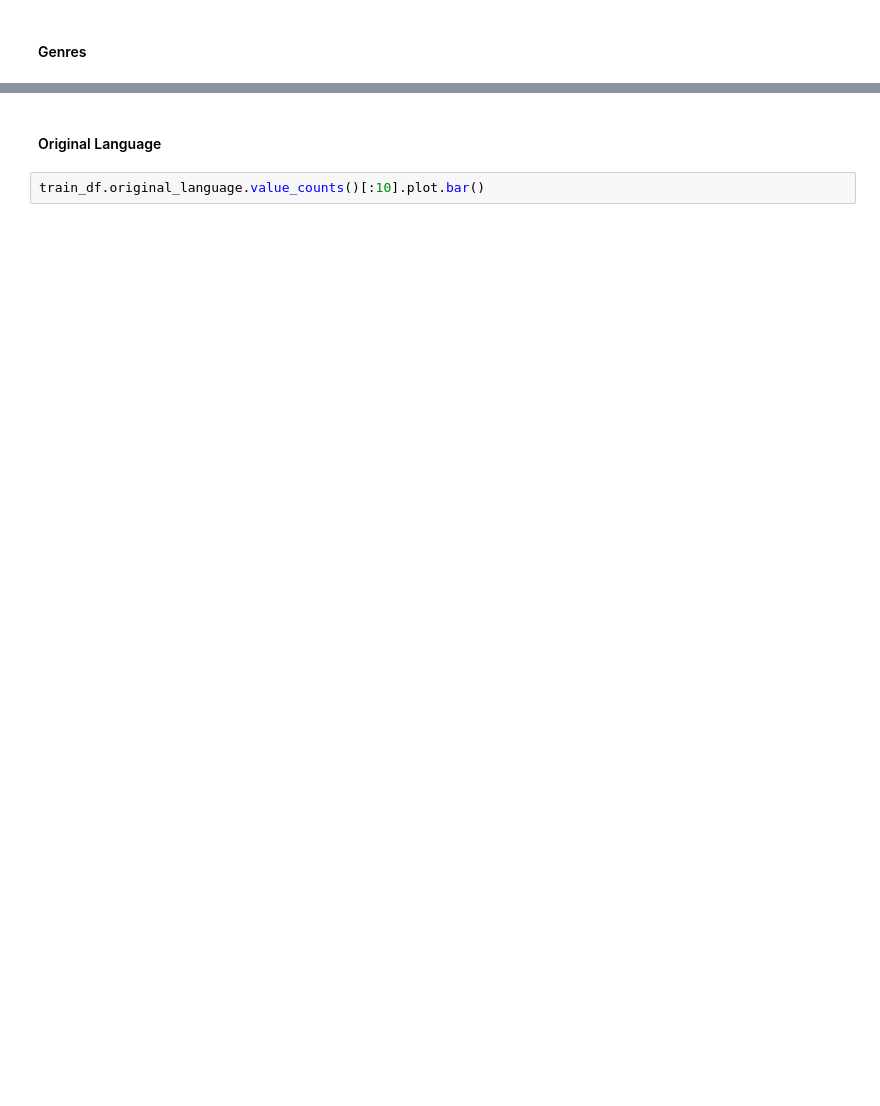
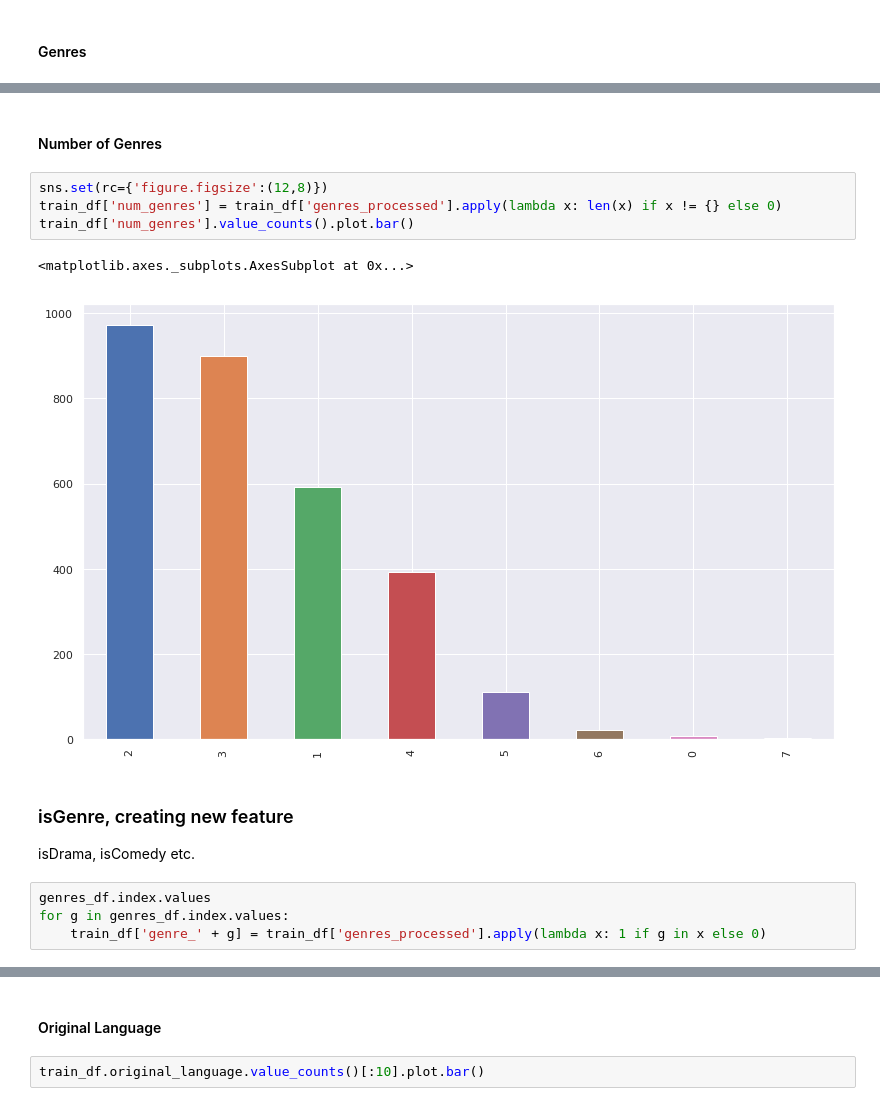
Before and after one commit to praxitelisk/TMDB-Box-Office-Prediction, a Jupyter notebook: TMDB Box Office Prediction EDA + ML.ipynb, the cells around one changed output, grey strips where cells are left out. Saved outputs shown, nothing was run; the diff lists cells and outputs as text; blank space fills up the shorter version.

```diff
--- a/TMDB Box Office Prediction EDA + ML.ipynb
+++ b/TMDB Box Office Prediction EDA + ML.ipynb
@@ -86,0 +145,16 @@ genres_df.plot.bar()
+# %% [markdown]
+#### Number of Genres
+# %%
+sns.set(rc={'figure.figsize':(12,8)})
+train_df['num_genres'] = train_df['genres_processed'].apply(lambda x: len(x) if x != {} else 0)
+train_df['num_genres'].value_counts().plot.bar()
+# %% [output]
+<matplotlib.axes._subplots.AxesSubplot at 0x...>
+[figure, added]
+# %% [markdown]
+### isGenre, creating new feature
+isDrama, isComedy etc.
+# %%
+genres_df.index.values
+for g in genres_df.index.values:
+    train_df['genre_' + g] = train_df['genres_processed'].apply(lambda x: 1 if g in x else 0)
```
Also changed, not shown: parts of 39 cells of this notebook.
